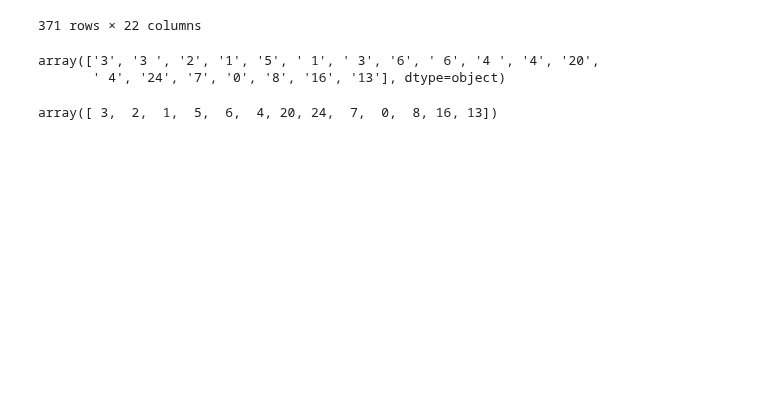
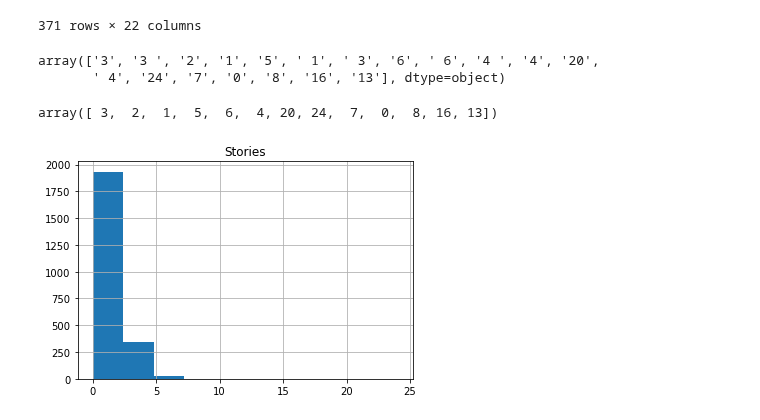
Before and after one commit to UIUC-iSchool-DataViz/is445_spring2021, a Jupyter notebook: _site/week07/inClass_week07.ipynb, the cells around one changed output. Drawn from its saved outputs; the diff is of its cells as text; code cells hidden in the pictures; blank space fills up the shorter version.

```diff
--- a/_site/week07/inClass_week07.ipynb
+++ b/_site/week07/inClass_week07.ipynb
@@ -280,3 +280,8 @@ gdf_apt['Stories'] = pd.to_numeric(gdf_apt['Stories'],errors='coerce')
 gdf_apt['Stories'].unique()
 # %% [output]
 array([ 3,  2,  1,  5,  6,  4, 20, 24,  7,  0,  8, 16, 13])
+# %%
+gdf_apt.hist(column='Stories')
+plt.show()
+# %% [output]
+[figure, added]
```
Also changed, not shown: 1 other file.
